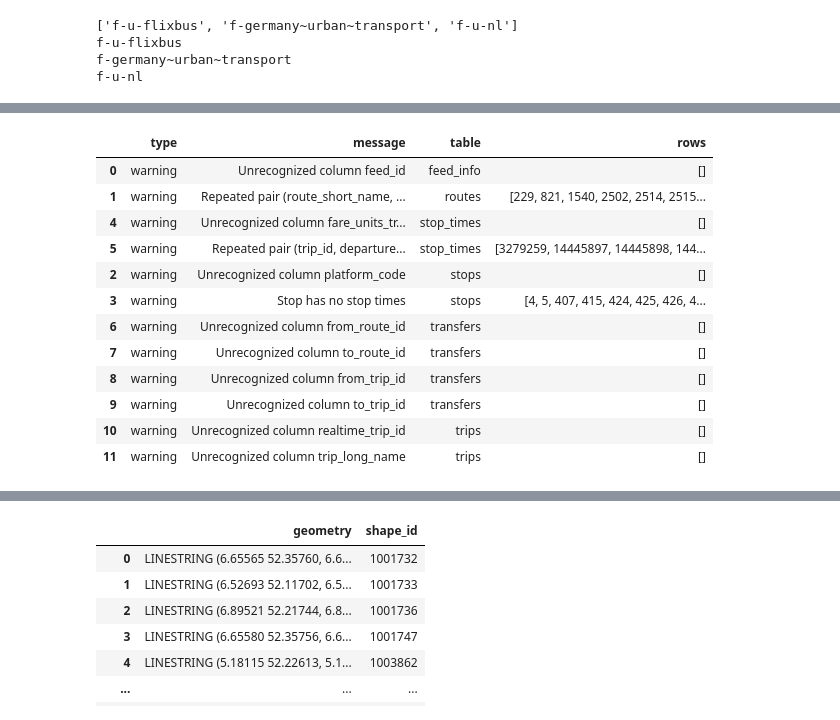
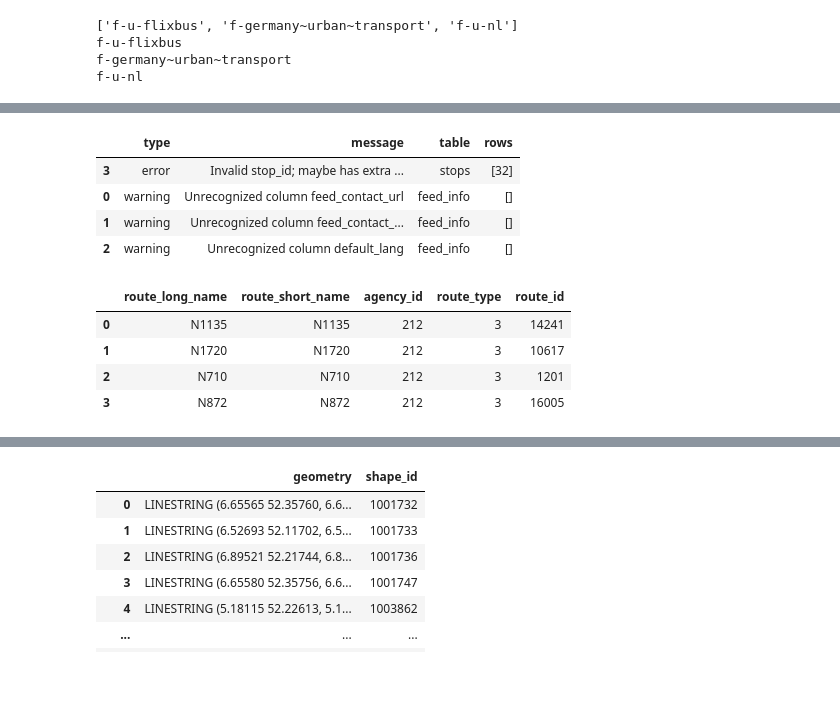
Before and after one commit to idegeus/UrbanTransportTimes, a Jupyter notebook: 2-notebooks/0.2-transitland-fetch.ipynb, the cells around one changed output, grey strips where cells are left out. Cells and saved outputs as stored; diff of their text form; code cells hidden in the pictures; blank space fills up the shorter version.

```diff
--- a/2-notebooks/0.2-transitland-fetch.ipynb
+++ b/2-notebooks/0.2-transitland-fetch.ipynb
@@ -56,26 +98,28 @@ f-u-nl
 # %%
 #Import the gtfs-kit module
+import os
 import gtfs_kit as gk
 
 #Declare the directory path for the GTFS zip file
-path = os.path.join(gtfs_out)
+# path = os.path.join(gtfs_out)
+path = os.path.join('../1-data/2-gtfs/out/2051-20230912-20230912-f-fgc~cat.gtfs.zip')
 
 #Read the feed with gtfs-kit
 feed = (gk.read_feed(path, dist_units='km'))
 
 #Search for errors and warnings in the feed
-# feed.validate()
+feed.validate()
 # %% [output]
 |  | type | message | table | rows |
-| 0 | warning | Unrecognized column feed_id | feed_info | [] |
-| 1 | warning | Repeated pair (route_short_name, ... | routes | [229, 821, 1540, 2502, 2514, 2515... |
-| 4 | warning | Unrecognized column fare_units_tr... | stop_times | [] |
-| 5 | warning | Repeated pair (trip_id, departure... | stop_times | [3279259, 14445897, 14445898, 144... |
-| 2 | warning | Unrecognized column platform_code | stops | [] |
-| 3 | warning | Stop has no stop times | stops | [4, 5, 407, 415, 424, 425, 426, 4... |
-| 6 | warning | Unrecognized column from_route_id | transfers | [] |
-| 7 | warning | Unrecognized column to_route_id | transfers | [] |
-| 8 | warning | Unrecognized column from_trip_id | transfers | [] |
-| 9 | warning | Unrecognized column to_trip_id | transfers | [] |
-| 10 | warning | Unrecognized column realtime_trip_id | trips | [] |
-| 11 | warning | Unrecognized column trip_long_name | trips | [] |
+| 3 | error | Invalid stop_id; maybe has extra ... | stops | [32] |
+| 0 | warning | Unrecognized column feed_contact_url | feed_info | [] |
+| 1 | warning | Unrecognized column feed_contact_... | feed_info | [] |
+| 2 | warning | Unrecognized column default_lang | feed_info | [] |
+# %%
+feed.routes
+# %% [output]
+|  | route_long_name | route_short_name | agency_id | route_type | route_id |
+| 0 | N1135 | N1135 | 212 | 3 | 14241 |
+| 1 | N1720 | N1720 | 212 | 3 | 10617 |
+| 2 | N710 | N710 | 212 | 3 | 1201 |
+| 3 | N872 | N872 | 212 | 3 | 16005 |
```
Also changed, not shown: parts of 4 cells of this notebook, 7 other files.
